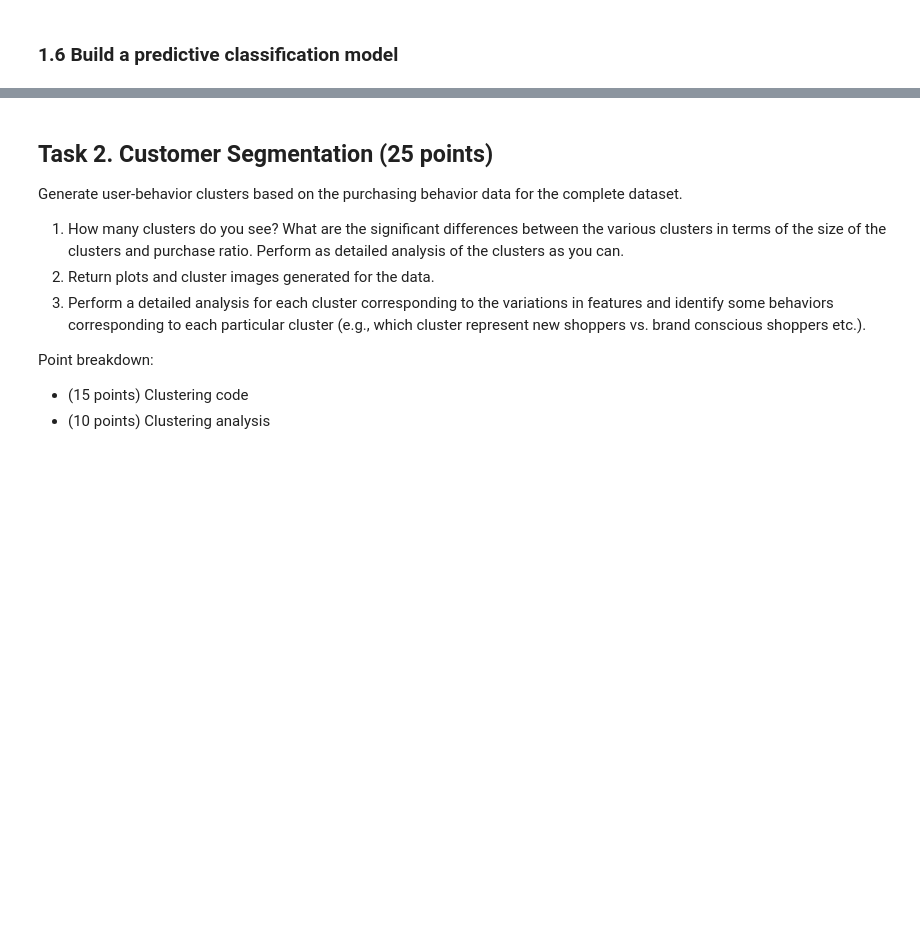
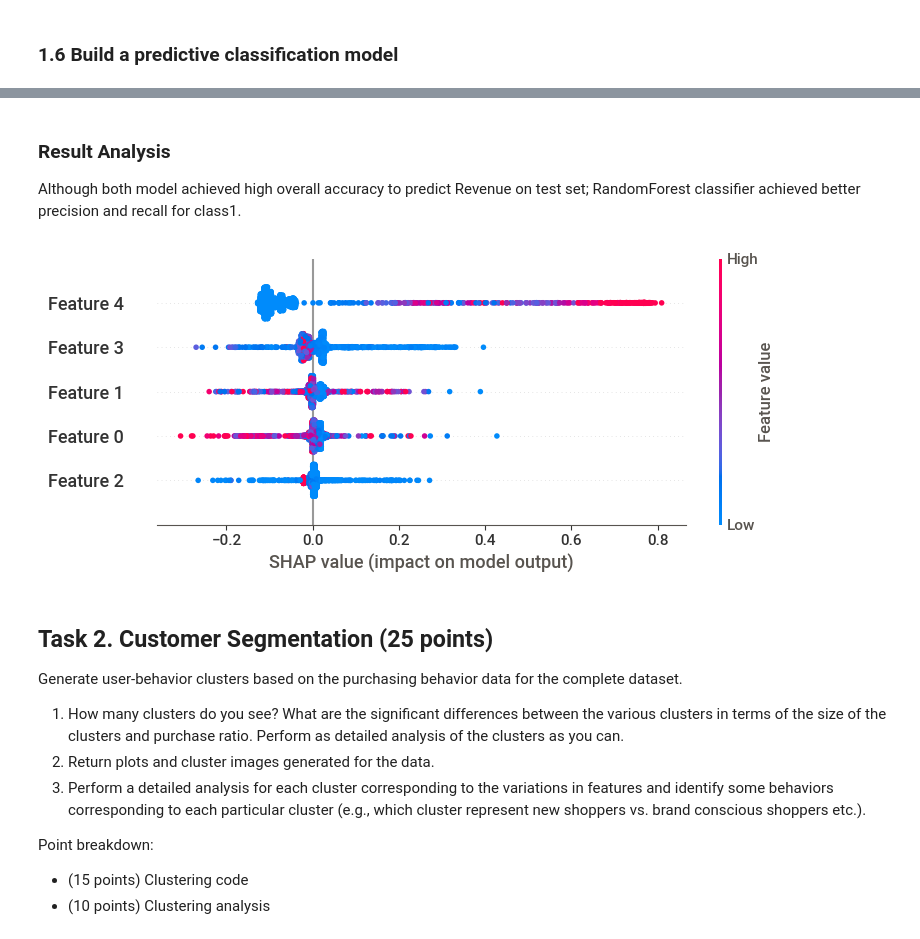
Before and after one commit to nasim-alamdari/FourthBrain-MLE-11, a Jupyter notebook: assignments/midterm/dat/midterm-part1.ipynb, the cells around one changed output, grey strips where cells are left out. Cells and saved outputs as stored; diff of their text form; code cells hidden in the pictures; blank space fills up the shorter version.

```diff
--- a/assignments/midterm/dat/midterm-part1.ipynb
+++ b/assignments/midterm/dat/midterm-part1.ipynb
@@ -392,3 +420,18 @@ RandomForestClassifier model score: 0.935
+# %% [markdown]
+### Result Analysis
+Although both model achieved high overall accuracy to predict Revenue on test set;
+RandomForest classifier achieved better precision and recall for class1.
+# %%
+import shap
+import time
+# Fits the explainer
+explainer = shap.Explainer(model_2.predict,X_test_new )
+
+
+shap_values = explainer(X_test_new)
+shap.summary_plot(shap_values)
+# %% [output]
+[figure, added]
 # %% [markdown]
 ##  Task 2. Customer Segmentation (25 points)
 
```
Also changed, not shown: parts of 16 cells of this notebook, 7 other files.
